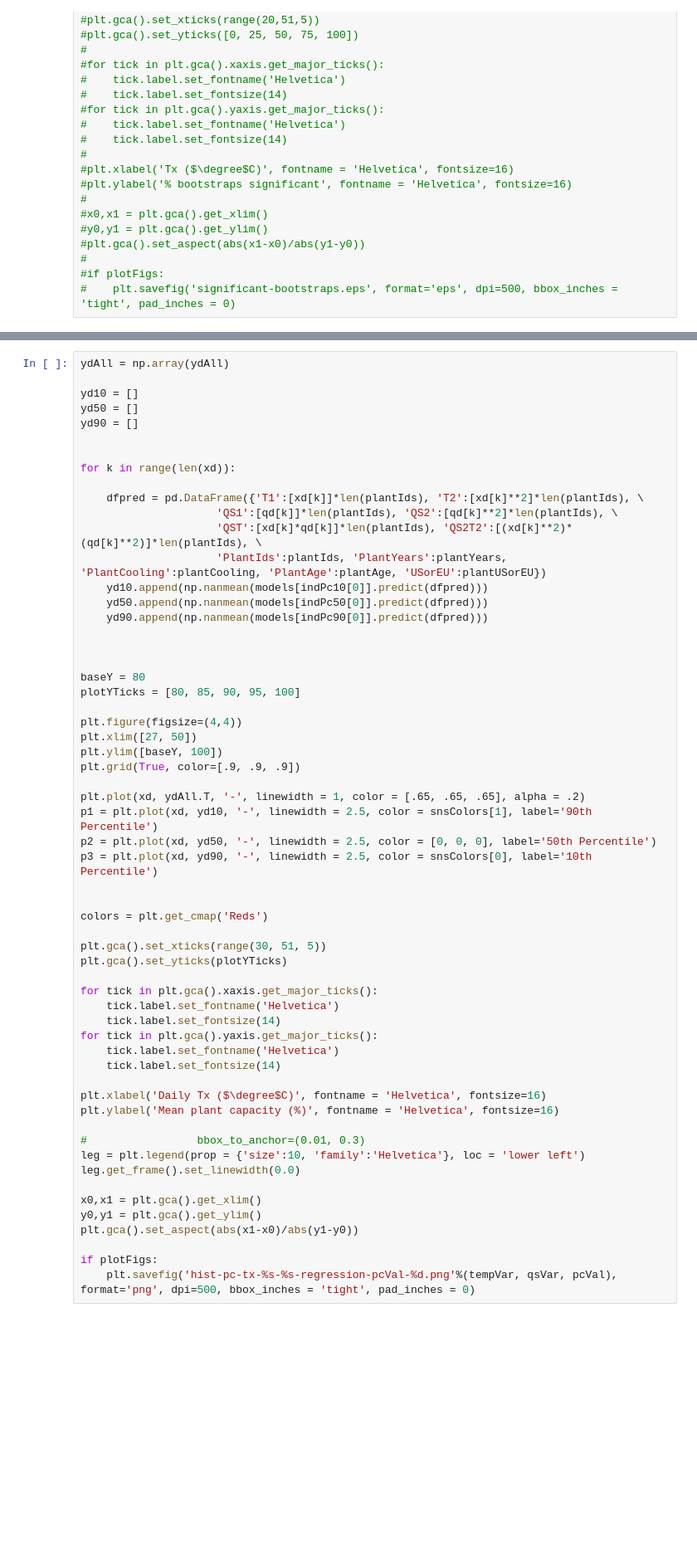
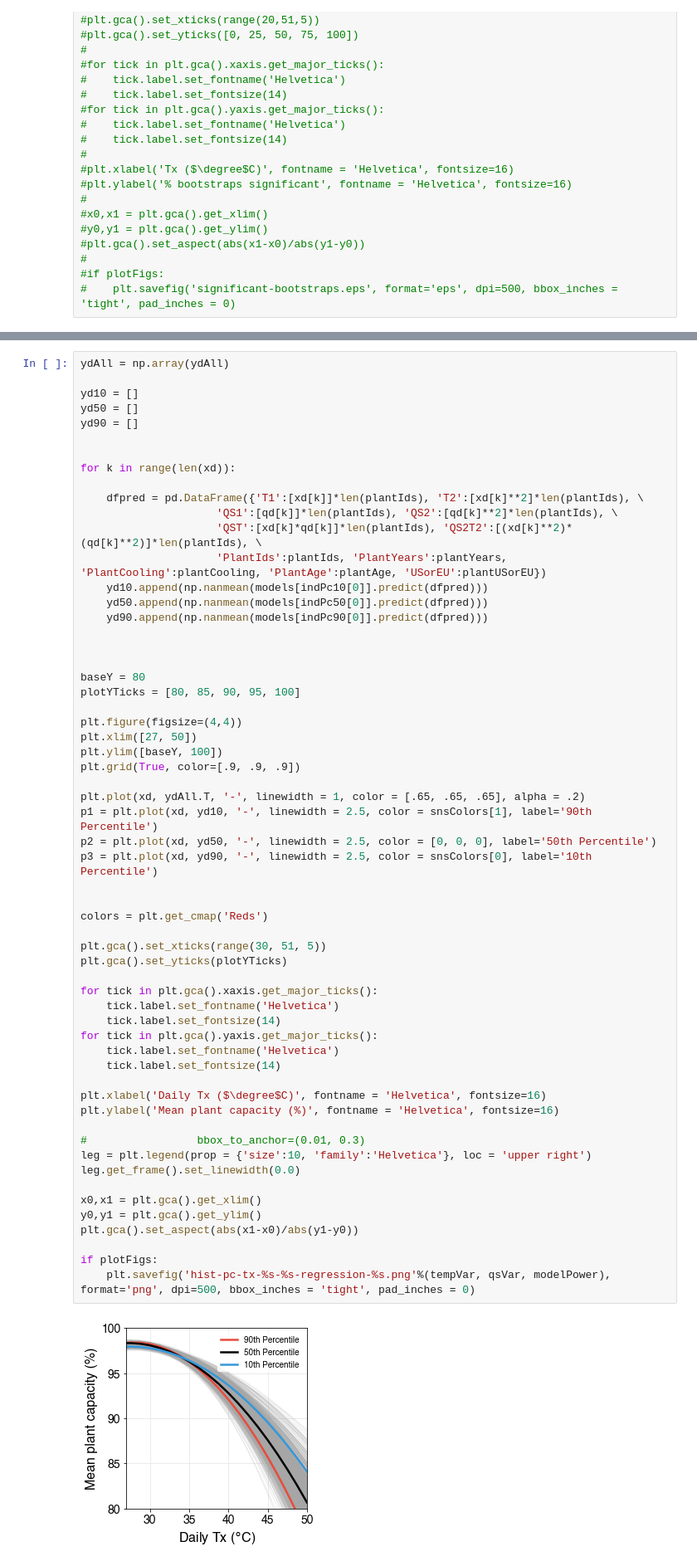
Before and after one commit to ecoffel/grad-research, a Jupyter notebook: 2019-electricity/el_plant_bootstrap_temp_runoff_curves.ipynb, the cells around one changed output, grey strips where cells are left out. Shown: that part at 83% size. Saved outputs shown, nothing was run; the diff lists cells and outputs as text; blank space fills up the shorter version.

```diff
--- a/2019-electricity/el_plant_bootstrap_temp_runoff_curves.ipynb
+++ b/2019-electricity/el_plant_bootstrap_temp_runoff_curves.ipynb
@@ -329,35 +375,37 @@ plt.grid(True, color=[.9, .9, .9])
 
 plt.plot(xd, ydAll.T, '-', linewidth = 1, color = [.65, .65, .65], alpha = .2)
 p1 = plt.plot(xd, yd10, '-', linewidth = 2.5, color = snsColors[1], label='90th Percentile')
 p2 = plt.plot(xd, yd50, '-', linewidth = 2.5, color = [0, 0, 0], label='50th Percentile')
 p3 = plt.plot(xd, yd90, '-', linewidth = 2.5, color = snsColors[0], label='10th Percentile')
 
 
 colors = plt.get_cmap('Reds')
 
 plt.gca().set_xticks(range(30, 51, 5))
 plt.gca().set_yticks(plotYTicks)
 
 for tick in plt.gca().xaxis.get_major_ticks():
     tick.label.set_fontname('Helvetica')
     tick.label.set_fontsize(14)
 for tick in plt.gca().yaxis.get_major_ticks():
     tick.label.set_fontname('Helvetica')
     tick.label.set_fontsize(14)
 
 plt.xlabel('Daily Tx ($\degree$C)', fontname = 'Helvetica', fontsize=16)
 plt.ylabel('Mean plant capacity (%)', fontname = 'Helvetica', fontsize=16)
 
 #                 bbox_to_anchor=(0.01, 0.3)
-leg = plt.legend(prop = {'size':10, 'family':'Helvetica'}, loc = 'lower left')
+leg = plt.legend(prop = {'size':10, 'family':'Helvetica'}, loc = 'upper right')
 leg.get_frame().set_linewidth(0.0)
 
 x0,x1 = plt.gca().get_xlim()
 y0,y1 = plt.gca().get_ylim()
 plt.gca().set_aspect(abs(x1-x0)/abs(y1-y0))
 
 if plotFigs:
-    plt.savefig('hist-pc-tx-%s-%s-regression-pcVal-%d.png'%(tempVar, qsVar, pcVal), format='png', dpi=500, bbox_inches = 'tight', pad_inches = 0)
+    plt.savefig('hist-pc-tx-%s-%s-regression-%s.png'%(tempVar, qsVar, modelPower), format='png', dpi=500, bbox_inches = 'tight', pad_inches = 0)
+# %% [output]
+[figure, added]
 # %%
 xd = np.array([32]*25)#np.array([np.nanmean(plantMeanTemps)]*25)
 if 'percentile' in qsVar.lower():
```
Also changed, not shown: parts of 17 cells of this notebook, 9 other files.
